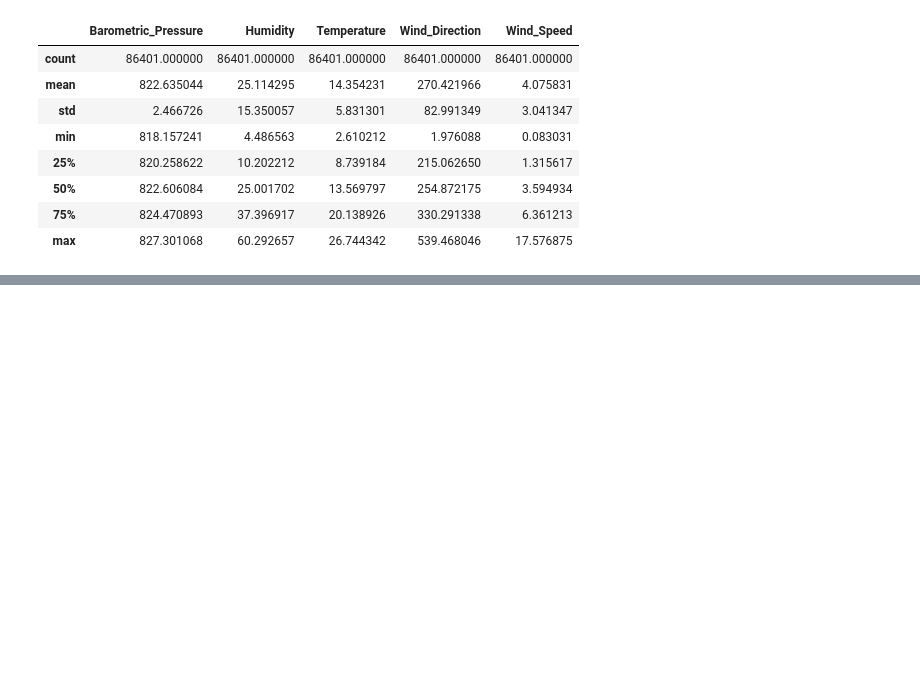
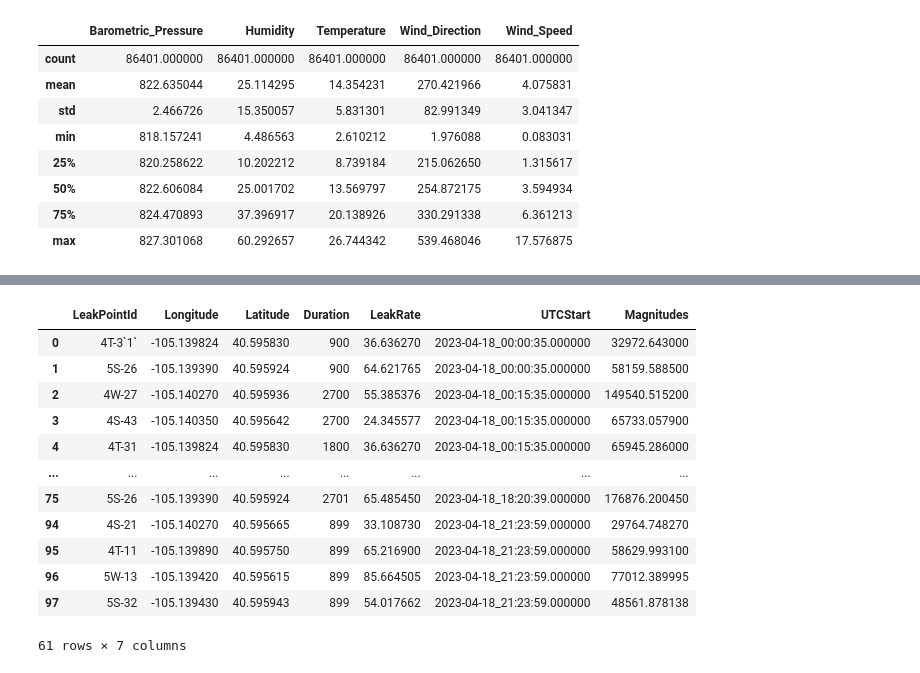
Before and after one commit to AaduMaadu/HackUTDX, a Jupyter notebook: main.ipynb, the cells around one changed output, grey strips where cells are left out. Drawn from its saved outputs; the diff is of its cells as text; code cells hidden in the pictures; blank space fills up the shorter version.

```diff
--- a/main.ipynb
+++ b/main.ipynb
@@ -44,0 +47,5 @@ def nearest_sensor(fume_cloud_cords):
+# %%
+# SUCCESS, ABLE TO RETRIEVE ALL ROWS WITH FUGITIVE
+my_value = "Fugitive"
+results = leak_location_data.loc[leak_location_data["EmissionCategory"] == my_value]
+results.describe()
@@ -44,0 +62,19 @@ def nearest_sensor(fume_cloud_cords):
+# %%
+df1 = pd.DataFrame(results, columns=['LeakPointId', 'Longitude', 'Latitude', 'Duration', 'LeakRate', 'UTCStart'])
+df1['Magnitudes'] = df1['Duration'] * df1['LeakRate']
+df1.describe()
+df1
+# %% [output]
+|  | LeakPointId | Longitude | Latitude | Duration | LeakRate | UTCStart | Magnitudes |
+| 0 | 4T-3`1` | -105.139824 | 40.595830 | 900 | 36.636270 | 2023-04-18_00:00:35.000000 | 32972.643000 |
+| 1 | 5S-26 | -105.139390 | 40.595924 | 900 | 64.621765 | 2023-04-18_00:00:35.000000 | 58159.588500 |
+| 2 | 4W-27 | -105.140270 | 40.595936 | 2700 | 55.385376 | 2023-04-18_00:15:35.000000 | 149540.515200 |
+| 3 | 4S-43 | -105.140350 | 40.595642 | 2700 | 24.345577 | 2023-04-18_00:15:35.000000 | 65733.057900 |
+| 4 | 4T-31 | -105.139824 | 40.595830 | 1800 | 36.636270 | 2023-04-18_00:15:35.000000 | 65945.286000 |
+| ... | ... | ... | ... | ... | ... | ... | ... |
+| 75 | 5S-26 | -105.139390 | 40.595924 | 2701 | 65.485450 | 2023-04-18_18:20:39.000000 | 176876.200450 |
+| 94 | 4S-21 | -105.140270 | 40.595665 | 899 | 33.108730 | 2023-04-18_21:23:59.000000 | 29764.748270 |
+| 95 | 4T-11 | -105.139890 | 40.595750 | 899 | 65.216900 | 2023-04-18_21:23:59.000000 | 58629.993100 |
+| 96 | 5W-13 | -105.139420 | 40.595615 | 899 | 85.664505 | 2023-04-18_21:23:59.000000 | 77012.389995 |
+| 97 | 5S-32 | -105.139430 | 40.595943 | 899 | 54.017662 | 2023-04-18_21:23:59.000000 | 48561.878138 |
+61 rows × 7 columns
```
Also changed, not shown: parts of 5 cells of this notebook.
